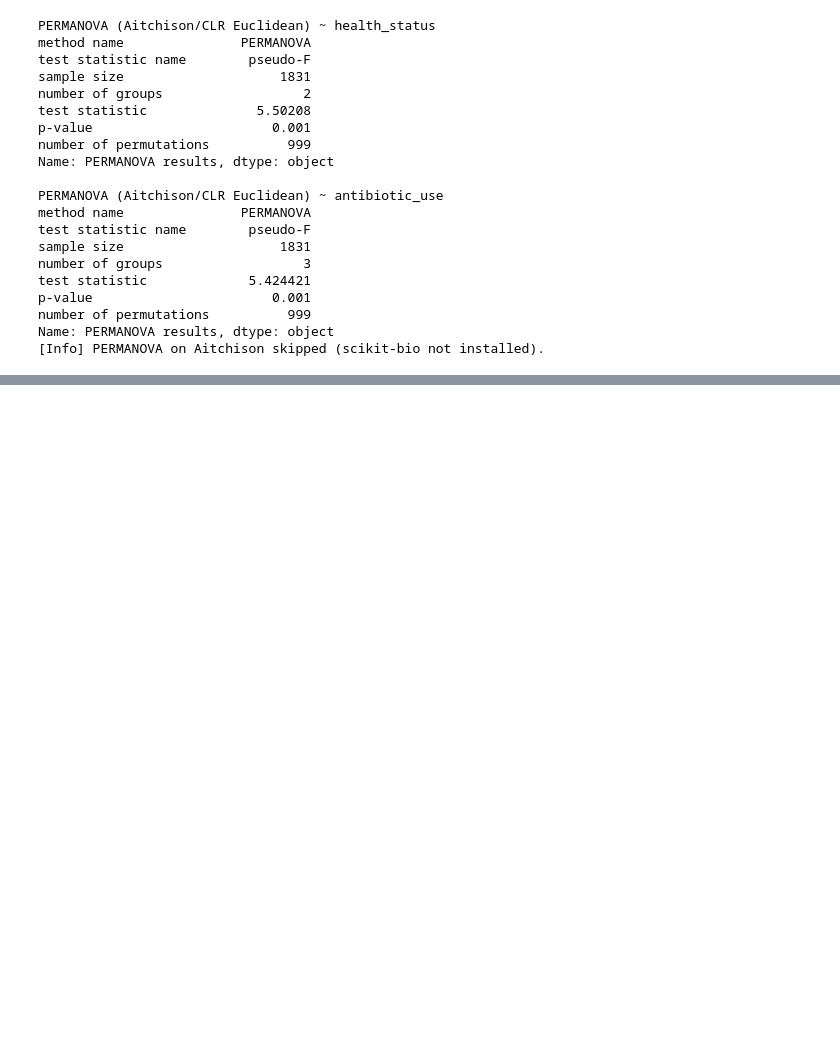
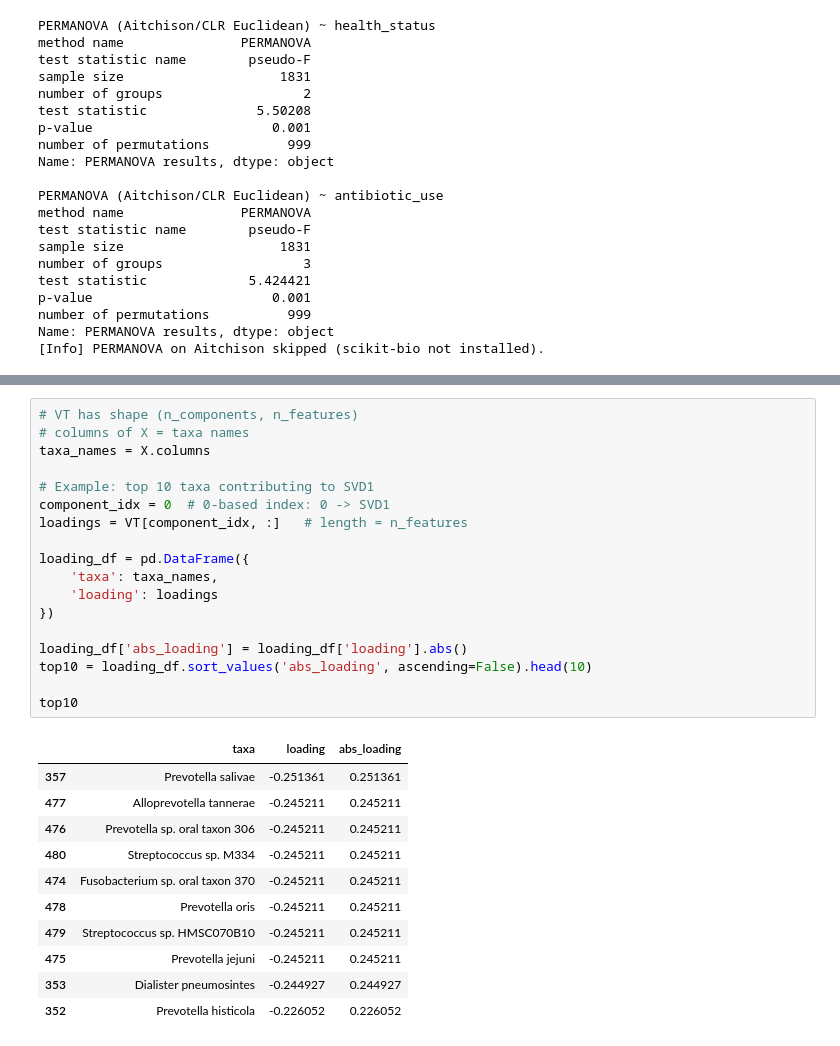
Before and after one commit to anushka-don/cs506_project, a Jupyter notebook: EDA_beta.ipynb, the cells around one changed output, grey strips where cells are left out. Cells and saved outputs as stored; diff of their text form; blank space fills up the shorter version.

```diff
--- a/EDA_beta.ipynb
+++ b/EDA_beta.ipynb
@@ -758,0 +856,30 @@ Name: PERMANOVA results, dtype: object
+# %%
+# VT has shape (n_components, n_features)
+# columns of X = taxa names
+taxa_names = X.columns
+
+# Example: top 10 taxa contributing to SVD1
+component_idx = 0  # 0-based index: 0 -> SVD1
+loadings = VT[component_idx, :]   # length = n_features
+
+loading_df = pd.DataFrame({
+    'taxa': taxa_names,
+    'loading': loadings
+})
+
+loading_df['abs_loading'] = loading_df['loading'].abs()
+top10 = loading_df.sort_values('abs_loading', ascending=False).head(10)
+
+top10
+# %% [output]
+|  | taxa | loading | abs_loading |
+| 357 | Prevotella salivae | -0.251361 | 0.251361 |
+| 477 | Alloprevotella tannerae | -0.245211 | 0.245211 |
+| 476 | Prevotella sp. oral taxon 306 | -0.245211 | 0.245211 |
+| 480 | Streptococcus sp. M334 | -0.245211 | 0.245211 |
+| 474 | Fusobacterium sp. oral taxon 370 | -0.245211 | 0.245211 |
+| 478 | Prevotella oris | -0.245211 | 0.245211 |
+| 479 | Streptococcus sp. HMSC070B10 | -0.245211 | 0.245211 |
+| 475 | Prevotella jejuni | -0.245211 | 0.245211 |
+| 353 | Dialister pneumosintes | -0.244927 | 0.244927 |
+| 352 | Prevotella histicola | -0.226052 | 0.226052 |
```
Also changed, not shown: parts of 12 cells of this notebook.
